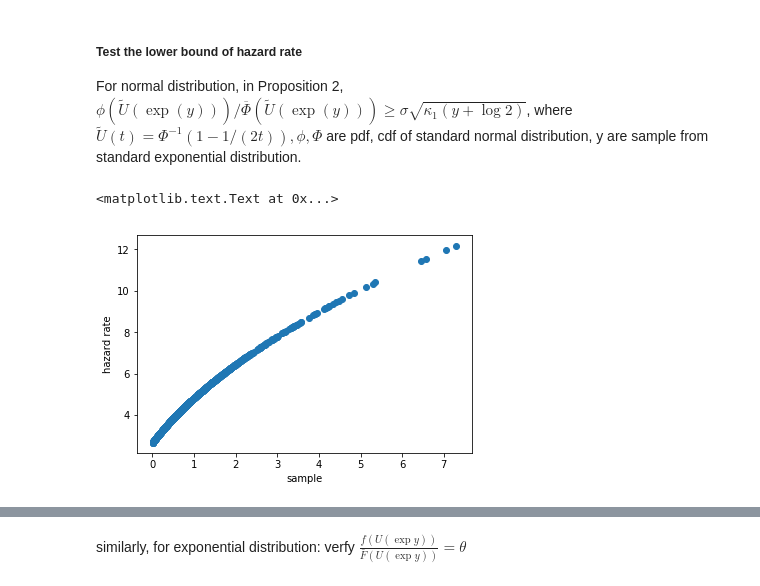
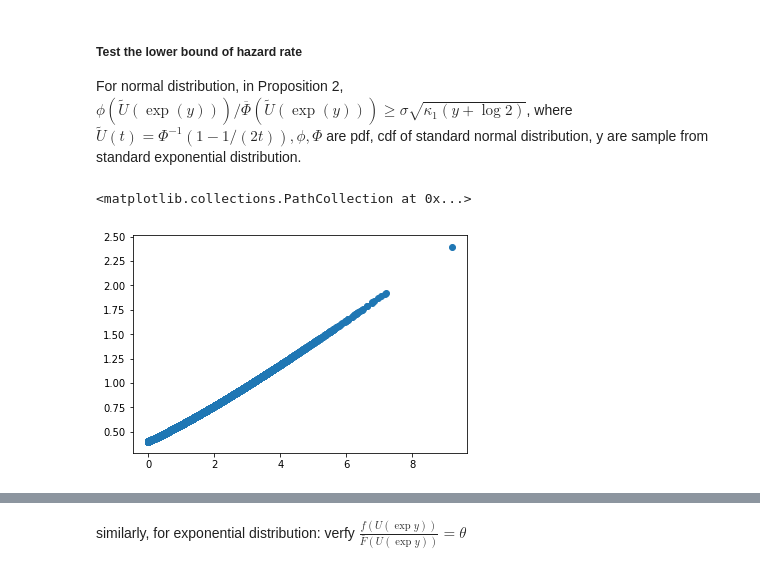
Before and after one commit to chengsoonong/eheye, a Jupyter notebook: UCB/OS_UCB/Sanity_test.ipynb, the cells around one changed output, grey strips where cells are left out. Saved outputs shown, nothing was run; the diff lists cells and outputs as text; code cells hidden in the pictures.

```diff
--- a/UCB/OS_UCB/Sanity_test.ipynb
+++ b/UCB/OS_UCB/Sanity_test.ipynb
@@ -61,29 +61,44 @@ We show the histogram of the medians of totoally 100 experiments when n = 10, 10
 
 For normal distribution, in Proposition 2, $\phi(\tilde{U}(\exp (y))) / \overline{\Phi}(\tilde{U}(\exp (y))) \geq \sigma \sqrt{\kappa_{1}(y+\log 2)}$, where $\widetilde{U}(t)=\Phi^{-1}(1-1 /(2 t)), \phi, \Phi$ are pdf, cdf of standard normal distribution, y are sample from standard exponential distribution.
 # %%
-num_samples = 1000
-sigma = 0.3
+num_samples = 10000
+sigma = 2
 k = 0.5
 hazard_list = []
-samples = []
+pdf_list = []
+survival_list = []
+exp_samples = []
+AbsGau_samples = []
 
-def u_transform(t):
-    return norm.ppf(1.0-1.0/(2*t), scale = sigma)
+def AbsGau_u_exp(t):
+    exp_t = np.exp(t)
+    return norm.ppf(1.0-1.0/(2 * exp_t), scale = sigma)
 
 
 for i in range(num_samples):
-    sample = np.random.exponential()
-    hazard_rate = norm.pdf(u_transform(np.exp(sample)), scale = sigma)/(1- norm.cdf(u_transform(np.exp(sample)), scale = sigma))
-    bound = 1.0/sigma * np.sqrt(k * (sample + np.log(2)))
+    exp_sample = np.random.exponential()
+    exp_samples.append(exp_sample)
+
+    AbsGau_sample = AbsGau_u_exp(exp_sample)
+    AbsGau_samples.append(AbsGau_sample)
+
+    pdf = norm.pdf(AbsGau_sample, scale = sigma)
+    pdf_list.append(pdf)
+
+    survival = (1- norm.cdf(AbsGau_sample, scale = sigma))
+    survival_list.append(survival)
+
+    hazard_rate = pdf/survival
     hazard_list.append(hazard_rate)
-    samples.append(sample)
+
+    bound = 1.0/sigma * np.sqrt(k * (AbsGau_sample + np.log(2)))
+
+
     #print('hazard rate: ', hazard_rate)
     #print('bound: ', bound)
     assert hazard_rate >= bound
-
-plt.scatter(samples, hazard_list)
-plt.xlabel('sample')
-plt.ylabel('hazard rate')
-# %% [output]
-<matplotlib.text.Text at 0x...>
-[figure, removed]
+# %%
+plt.scatter(AbsGau_samples, hazard_list)
+# %% [output]
+<matplotlib.collections.PathCollection at 0x...>
+[figure, added]
```
Also changed, not shown: parts of 20 cells of this notebook, 7 other files.
